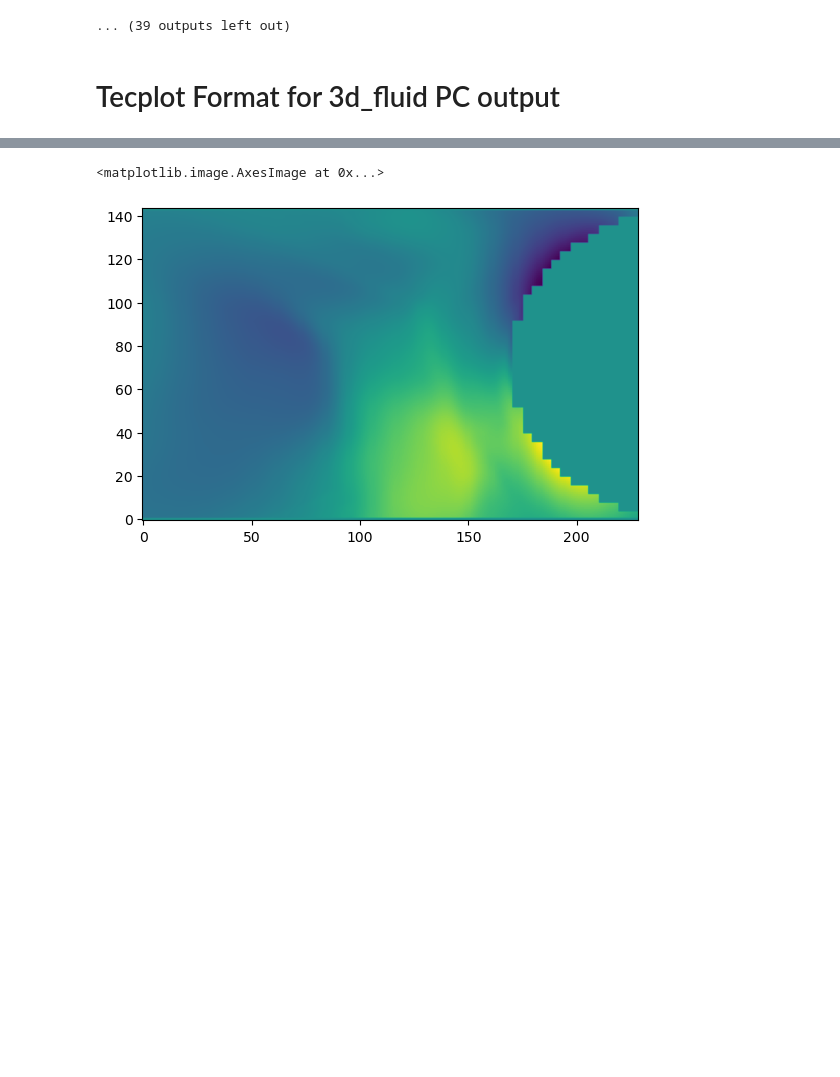
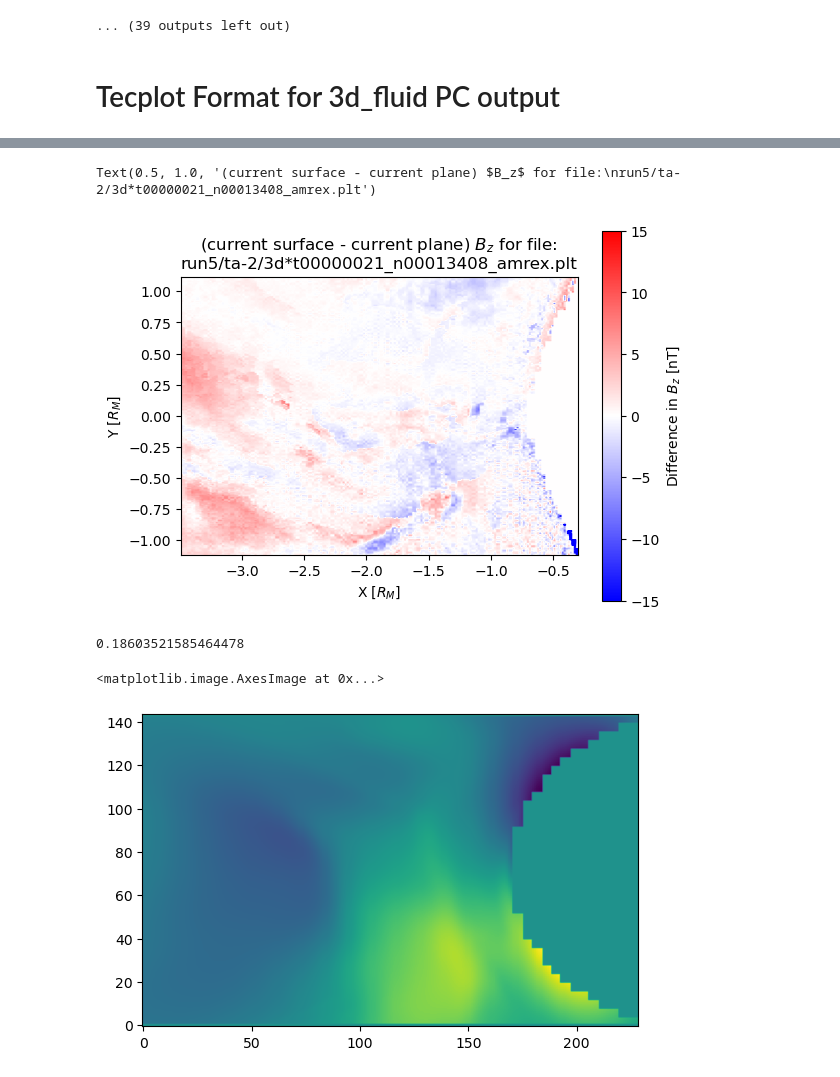
Before and after one commit to alexandercushen/MercuryModelling, a Jupyter notebook: plotting/PC_plotting.ipynb, the cells around one changed output, grey strips where cells are left out. Saved outputs shown, nothing was run; the diff lists cells and outputs as text; code cells hidden in the pictures; blank space fills up the shorter version.

```diff
--- a/plotting/PC_plotting.ipynb
+++ b/plotting/PC_plotting.ipynb
@@ -2270,5 +3217,19 @@ Connection established.
 # %%
-rho = rect_zone.values("By").as_numpy_array().reshape(xx.shape)
+plt.imshow(current_surface["Bz"]-current_plane["Bz"][::grid_skip,::grid_skip],
+           origin="lower",extent=[np.min(current_surface["XX"]),np.max(current_surface["XX"]),
+                                np.min(current_surface["YY"]),np.max(current_surface["YY"])],
+          vmin=-15,vmax=15,cmap="bwr")
+plt.colorbar(label="Difference in $B_z$ [nT]")
+plt.xlabel("X [$R_M$]")
+plt.ylabel("Y [$R_M$]")
+plt.title(str("(current surface - current plane) $B_z$ for file:\nrun5/ta-2/3d*t00000021_n00013408_amrex.plt"))
+# %% [output]
+Text(0.5, 1.0, '(current surface - current plane) $B_z$ for file:\nrun5/ta-2/3d*t00000021_n00013408_amrex.plt')
+[figure, added]
+# %%
+origin[2]
+# %% [output]
+0.18603521585464478
 # %%
 plt.imshow(rho,origin="lower")
 # %% [output]
```
Also changed, not shown: parts of 11 cells of this notebook.
